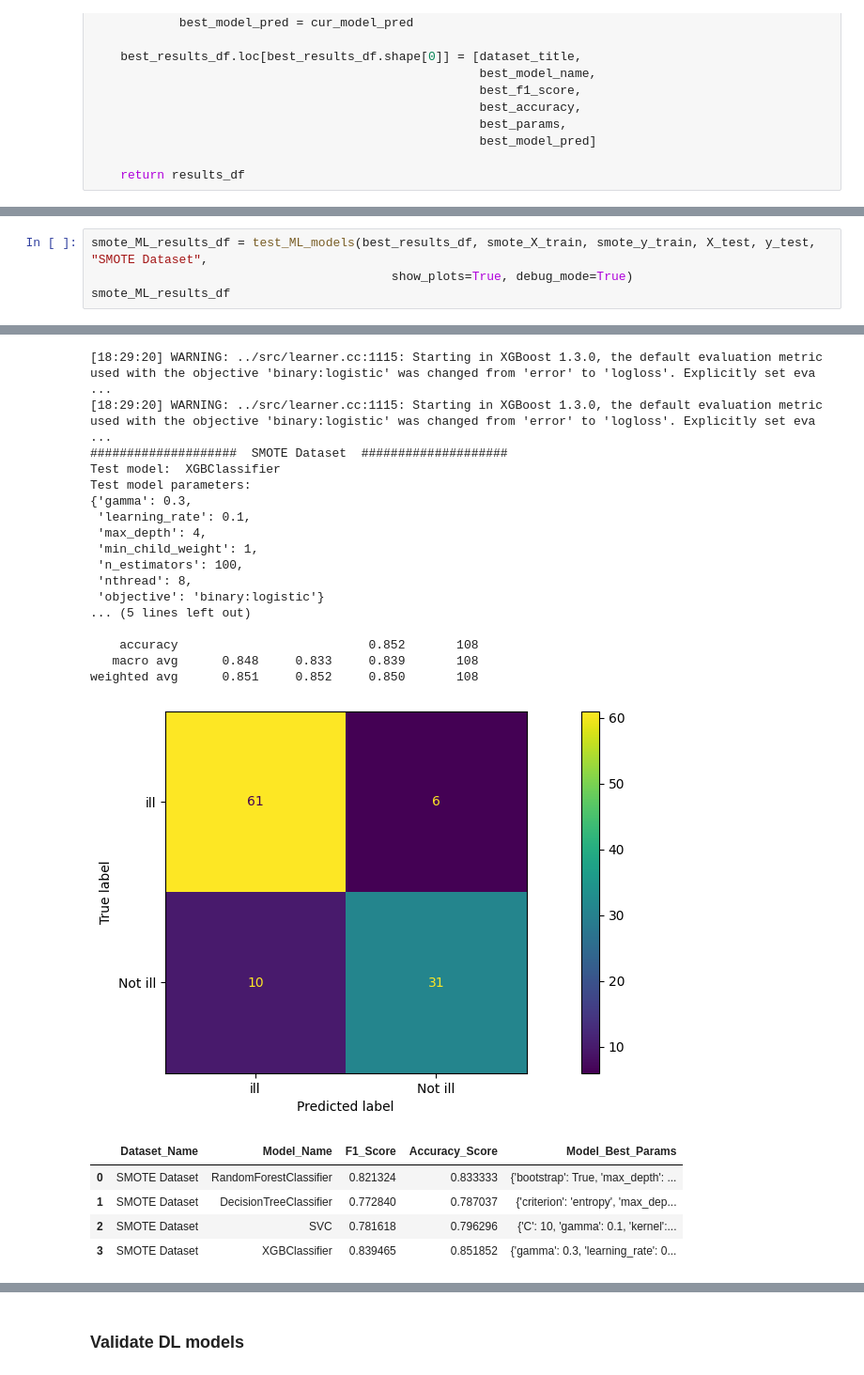
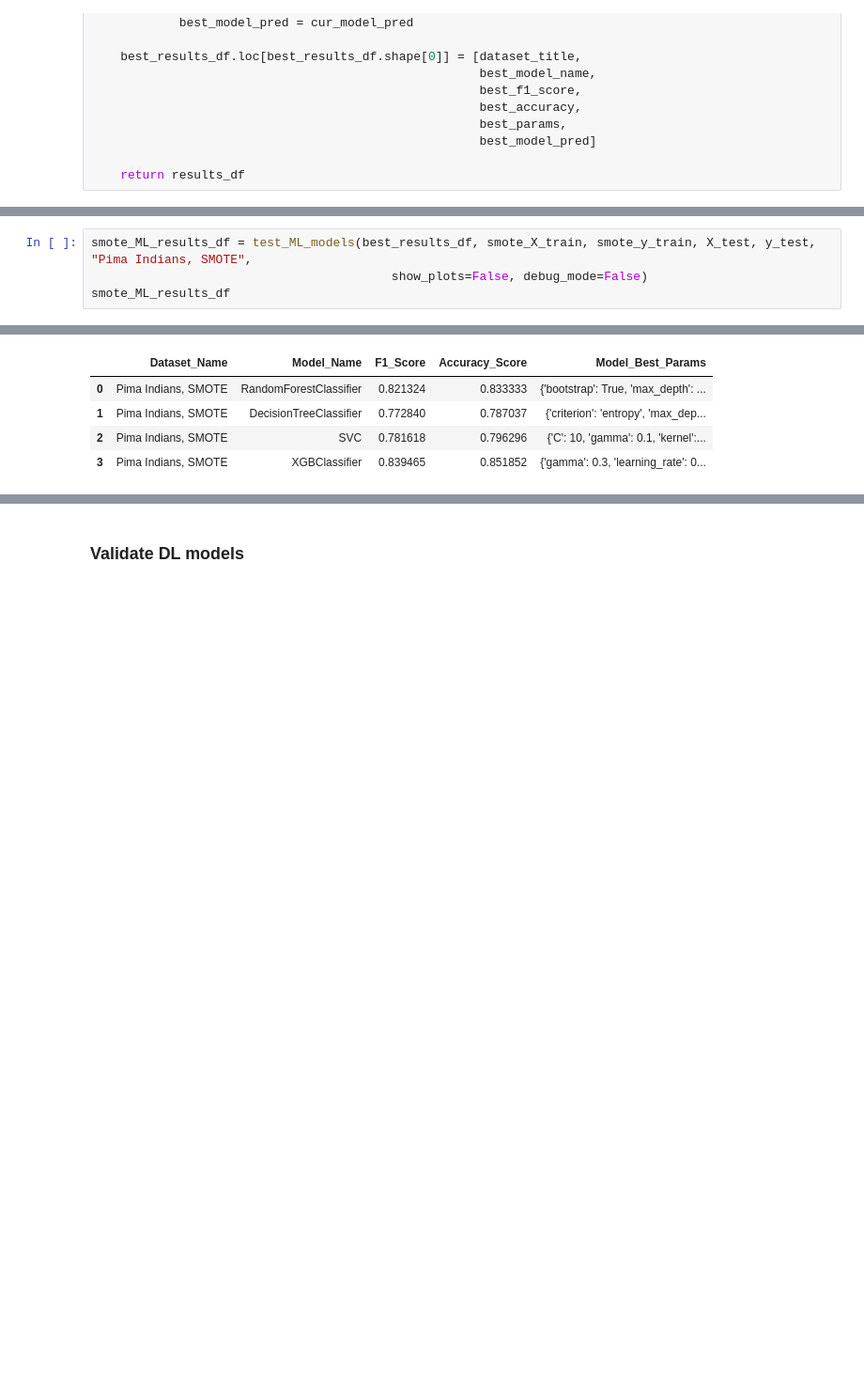
Before and after one commit to denysgerasymuk799/UCU_AI_Course_Project, a Jupyter notebook: 02_Diabet_Prediction_Models.ipynb, the cells around one changed output, grey strips where cells are left out. Shown: that part at 94% size. Drawn from its saved outputs; the diff is of its cells as text; blank space fills up the shorter version.

```diff
--- a/02_Diabet_Prediction_Models.ipynb
+++ b/02_Diabet_Prediction_Models.ipynb
@@ -571,5 +558,5 @@ weighted avg      0.861     0.861     0.861       108
 # %%
-smote_ML_results_df = test_ML_models(best_results_df, smote_X_train, smote_y_train, X_test, y_test, "SMOTE Dataset",
-                                         show_plots=True, debug_mode=True)
+smote_ML_results_df = test_ML_models(best_results_df, smote_X_train, smote_y_train, X_test, y_test, "Pima Indians, SMOTE",
+                                         show_plots=False, debug_mode=False)
 smote_ML_results_df
 # %% [output]
@@ -627,23 +565,5 @@ weighted avg      0.795     0.796     0.795       108
-[18:29:20] WARNING: ../src/learner.cc:1115: Starting in XGBoost 1.3.0, the default evaluation metric used with the objective 'binary:logistic' was changed from 'error' to 'logloss'. Explicitly set eva ...
-[18:29:20] WARNING: ../src/learner.cc:1115: Starting in XGBoost 1.3.0, the default evaluation metric used with the objective 'binary:logistic' was changed from 'error' to 'logloss'. Explicitly set eva ...
-####################  SMOTE Dataset  ####################
-Test model:  XGBClassifier
-Test model parameters:
-{'gamma': 0.3,
- 'learning_rate': 0.1,
- 'max_depth': 4,
- 'min_child_weight': 1,
- 'n_estimators': 100,
- 'nthread': 8,
- 'objective': 'binary:logistic'}
-... (5 lines left out)
-
-    accuracy                          0.852       108
-   macro avg      0.848     0.833     0.839       108
-weighted avg      0.851     0.852     0.850       108
-[figure, removed]
 |  | Dataset_Name | Model_Name | F1_Score | Accuracy_Score | Model_Best_Params |
-| 0 | SMOTE Dataset | RandomForestClassifier | 0.821324 | 0.833333 | {'bootstrap': True, 'max_depth': ... |
-| 1 | SMOTE Dataset | DecisionTreeClassifier | 0.772840 | 0.787037 | {'criterion': 'entropy', 'max_dep... |
-| 2 | SMOTE Dataset | SVC | 0.781618 | 0.796296 | {'C': 10, 'gamma': 0.1, 'kernel':... |
-| 3 | SMOTE Dataset | XGBClassifier | 0.839465 | 0.851852 | {'gamma': 0.3, 'learning_rate': 0... |
+| 0 | Pima Indians, SMOTE | RandomForestClassifier | 0.821324 | 0.833333 | {'bootstrap': True, 'max_depth': ... |
+| 1 | Pima Indians, SMOTE | DecisionTreeClassifier | 0.772840 | 0.787037 | {'criterion': 'entropy', 'max_dep... |
+| 2 | Pima Indians, SMOTE | SVC | 0.781618 | 0.796296 | {'C': 10, 'gamma': 0.1, 'kernel':... |
+| 3 | Pima Indians, SMOTE | XGBClassifier | 0.839465 | 0.851852 | {'gamma': 0.3, 'learning_rate': 0... |
```
Also changed, not shown: parts of 52 cells of this notebook, 1 other file.
